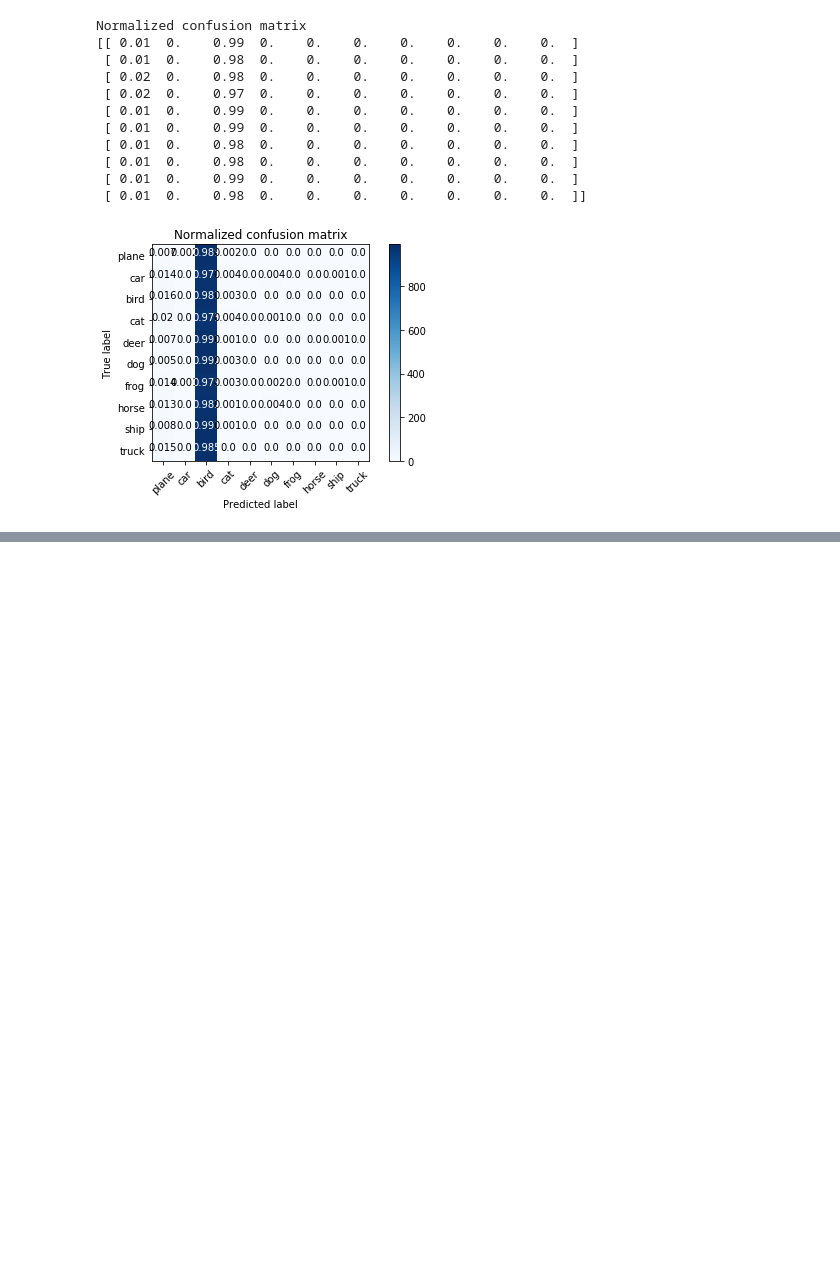
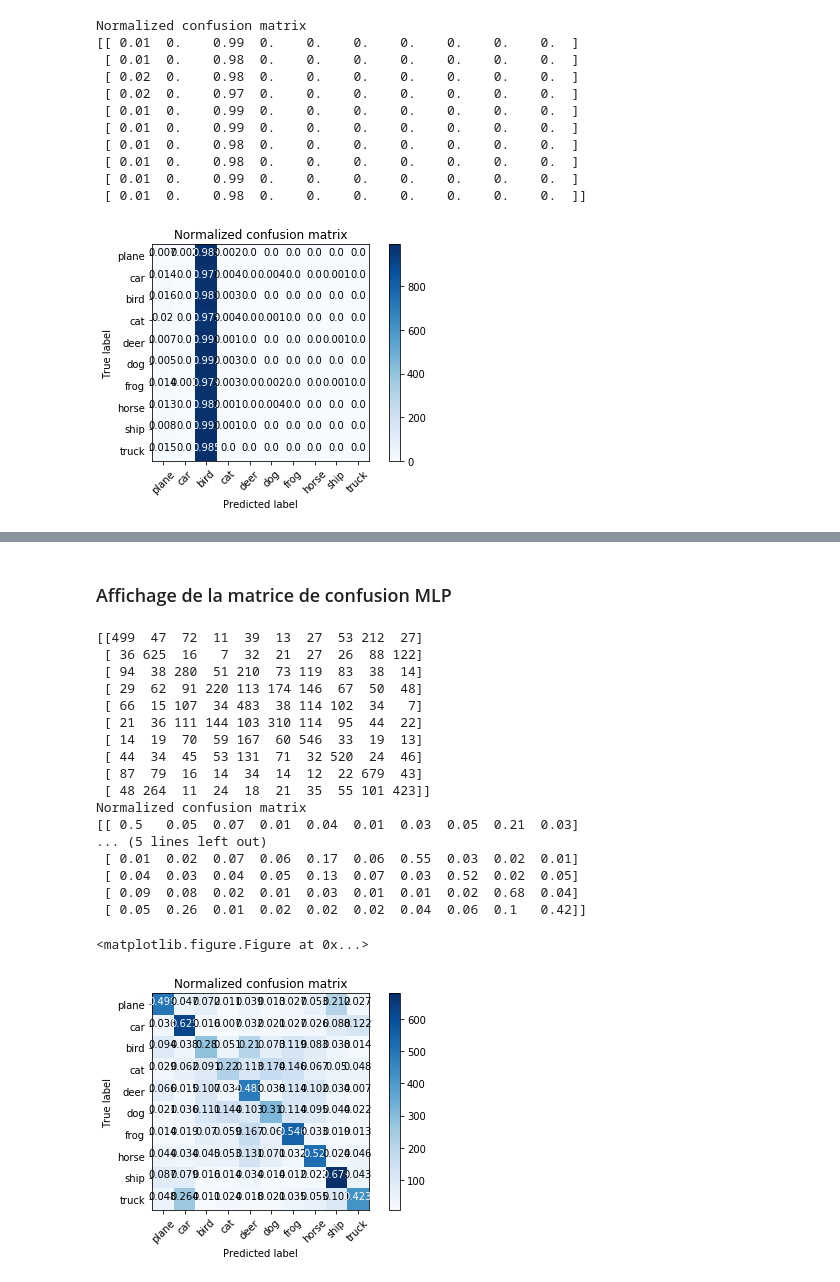
Before and after one commit to gregoiredgt/Mini_projet, a Jupyter notebook: cifar10_notebook.ipynb, the cells around one changed output, grey strips where cells are left out. Cells and saved outputs as stored; diff of their text form; code cells hidden in the pictures; blank space fills up the shorter version.

```diff
--- a/cifar10_notebook.ipynb
+++ b/cifar10_notebook.ipynb
@@ -297,0 +269,35 @@ ValueError: Found input variables with inconsistent numbers of samples: [10000,
+# %% [markdown]
+### Affichage de la matrice de confusion MLP
+# %%
+from sklearn.metrics import confusion_matrix
+
+y_test_pred_mlp = model.predict(X_test_vectNorm)
+Y_test_pred_mlp = np.argmax(y_test_pred_mlp, 1)
+
+cnf_matrix_mlp = confusion_matrix(y_test, Y_test_pred_mlp)
+print(cnf_matrix_mlp)
+np.set_printoptions(precision=2)
+plt.figure()
+class_names = ['plane', 'car', 'bird', 'cat', 'deer', 'dog', 'frog', 'horse', 'ship', 'truck']
+plot_confusion_matrix(cnf_matrix_mlp, classes=class_names, normalize=True, title='Normalized confusion matrix')
+plt.show()
+# %% [output]
+[[499  47  72  11  39  13  27  53 212  27]
+ [ 36 625  16   7  32  21  27  26  88 122]
+ [ 94  38 280  51 210  73 119  83  38  14]
+ [ 29  62  91 220 113 174 146  67  50  48]
+ [ 66  15 107  34 483  38 114 102  34   7]
+ [ 21  36 111 144 103 310 114  95  44  22]
+ [ 14  19  70  59 167  60 546  33  19  13]
+ [ 44  34  45  53 131  71  32 520  24  46]
+ [ 87  79  16  14  34  14  12  22 679  43]
+ [ 48 264  11  24  18  21  35  55 101 423]]
+Normalized confusion matrix
+[[ 0.5   0.05  0.07  0.01  0.04  0.01  0.03  0.05  0.21  0.03]
+... (5 lines left out)
+ [ 0.01  0.02  0.07  0.06  0.17  0.06  0.55  0.03  0.02  0.01]
+ [ 0.04  0.03  0.04  0.05  0.13  0.07  0.03  0.52  0.02  0.05]
+ [ 0.09  0.08  0.02  0.01  0.03  0.01  0.01  0.02  0.68  0.04]
+ [ 0.05  0.26  0.01  0.02  0.02  0.02  0.04  0.06  0.1   0.42]]
+<matplotlib.figure.Figure at 0x...>
+[figure, added]
```
Also changed, not shown: parts of 7 cells of this notebook.
